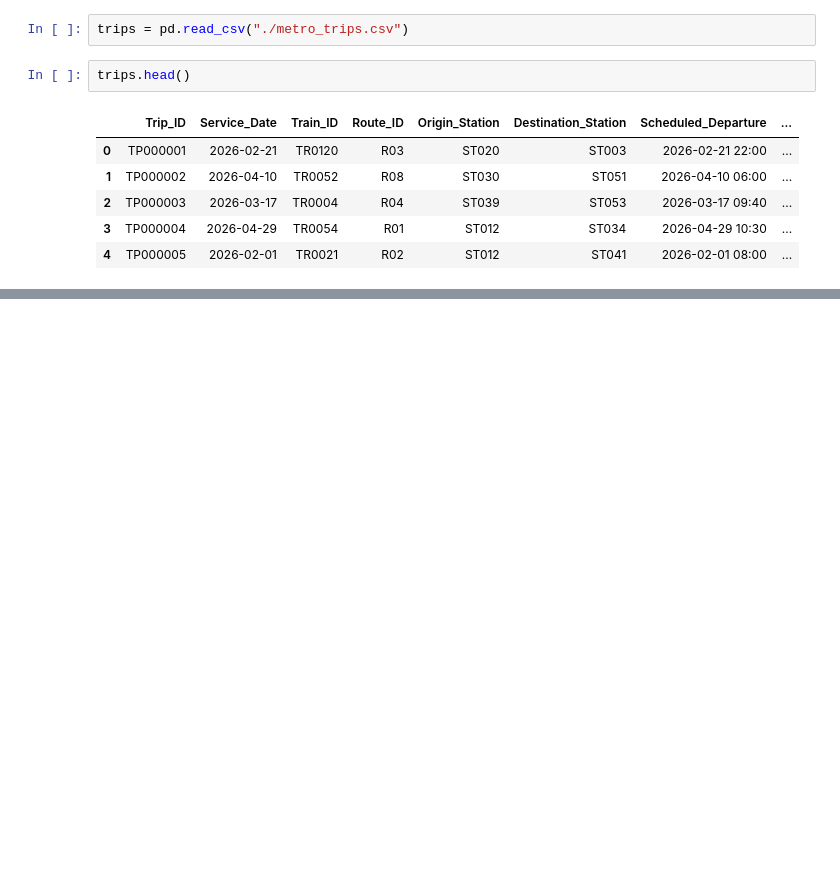
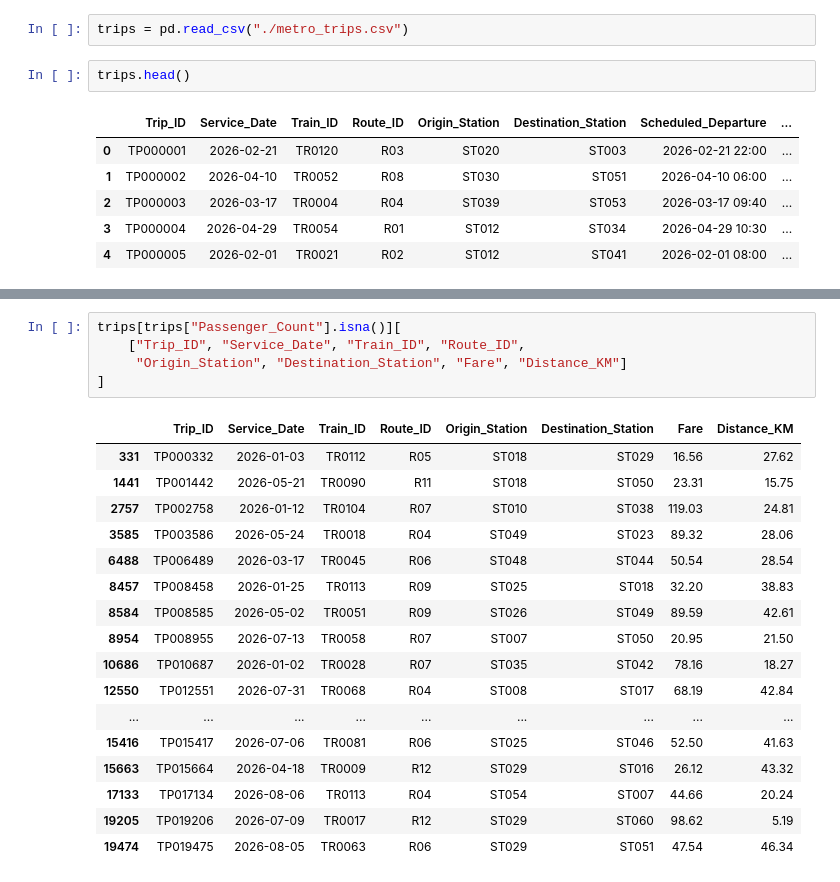
Before and after one commit to hemanthtavva/10k-coders, a Jupyter notebook: Py_Data_Analysis/pandass/metro/metro_analysis.ipynb, the cells around one changed output, grey strips where cells are left out. Drawn from its saved outputs; the diff is of its cells as text; blank space fills up the shorter version.

```diff
--- a/Py_Data_Analysis/pandass/metro/metro_analysis.ipynb
+++ b/Py_Data_Analysis/pandass/metro/metro_analysis.ipynb
@@ -17,0 +286,23 @@ trips.head()
+# %%
+trips[trips["Passenger_Count"].isna()][
+    ["Trip_ID", "Service_Date", "Train_ID", "Route_ID",
+     "Origin_Station", "Destination_Station", "Fare", "Distance_KM"]
+]
+# %% [output]
+|  | Trip_ID | Service_Date | Train_ID | Route_ID | Origin_Station | Destination_Station | Fare | Distance_KM |
+| 331 | TP000332 | 2026-01-03 | TR0112 | R05 | ST018 | ST029 | 16.56 | 27.62 |
+| 1441 | TP001442 | 2026-05-21 | TR0090 | R11 | ST018 | ST050 | 23.31 | 15.75 |
+| 2757 | TP002758 | 2026-01-12 | TR0104 | R07 | ST010 | ST038 | 119.03 | 24.81 |
+| 3585 | TP003586 | 2026-05-24 | TR0018 | R04 | ST049 | ST023 | 89.32 | 28.06 |
+| 6488 | TP006489 | 2026-03-17 | TR0045 | R06 | ST048 | ST044 | 50.54 | 28.54 |
+| 8457 | TP008458 | 2026-01-25 | TR0113 | R09 | ST025 | ST018 | 32.20 | 38.83 |
+| 8584 | TP008585 | 2026-05-02 | TR0051 | R09 | ST026 | ST049 | 89.59 | 42.61 |
+| 8954 | TP008955 | 2026-07-13 | TR0058 | R07 | ST007 | ST050 | 20.95 | 21.50 |
+| 10686 | TP010687 | 2026-01-02 | TR0028 | R07 | ST035 | ST042 | 78.16 | 18.27 |
+| 12550 | TP012551 | 2026-07-31 | TR0068 | R04 | ST008 | ST017 | 68.19 | 42.84 |
+| ... | ... | ... | ... | ... | ... | ... | ... | ... |
+| 15416 | TP015417 | 2026-07-06 | TR0081 | R06 | ST025 | ST046 | 52.50 | 41.63 |
+| 15663 | TP015664 | 2026-04-18 | TR0009 | R12 | ST029 | ST016 | 26.12 | 43.32 |
+| 17133 | TP017134 | 2026-08-06 | TR0113 | R04 | ST054 | ST007 | 44.66 | 20.24 |
+| 19205 | TP019206 | 2026-07-09 | TR0017 | R12 | ST029 | ST060 | 98.62 | 5.19 |
+| 19474 | TP019475 | 2026-08-05 | TR0063 | R06 | ST029 | ST051 | 47.54 | 46.34 |
```
Also changed, not shown: parts of 38 cells of this notebook.
